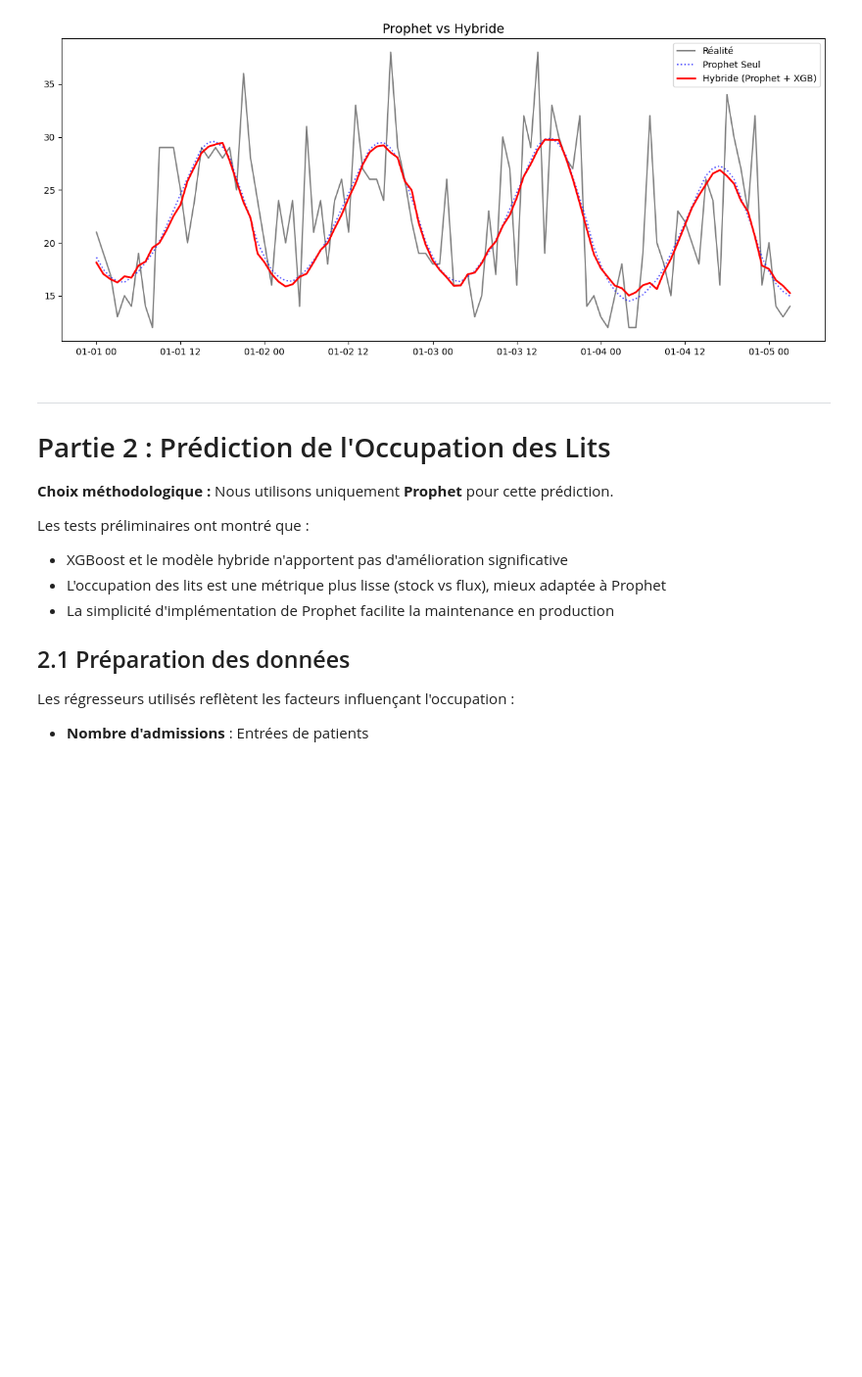
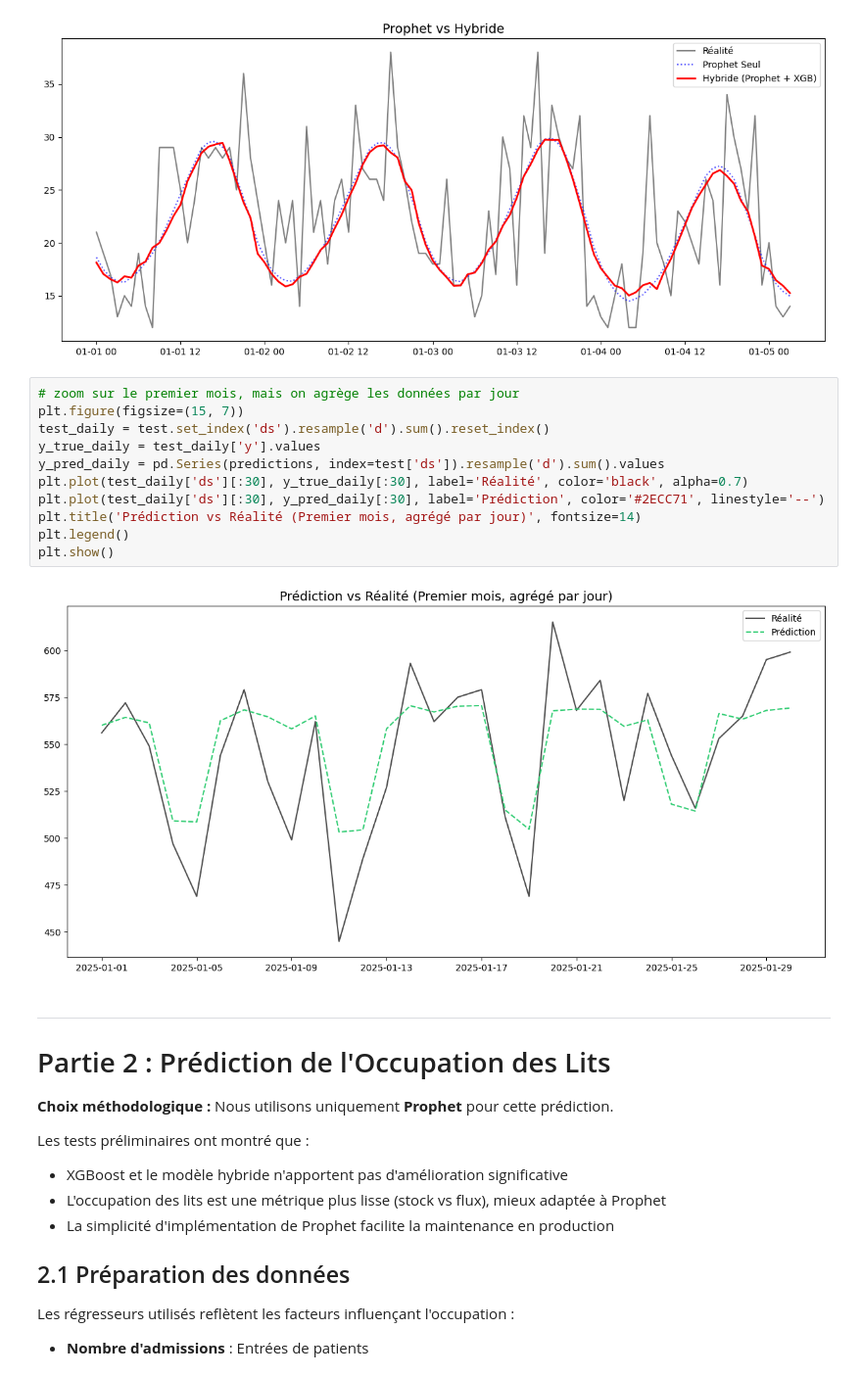
Before and after one commit to MiloBonbaril/DATA-smartcare-analytics, a Jupyter notebook: Modeling.ipynb, the cells around one changed output. Shown at 98% size. Cells and saved outputs as stored; diff of their text form; blank space fills up the shorter version.

```diff
--- a/Modeling.ipynb
+++ b/Modeling.ipynb
@@ -605,6 +631,19 @@ RMSE: 4.88
 MAE: 3.85
 RMSE: 4.87
 [figure]
+# %%
+# zoom sur le premier mois, mais on agrège les données par jour
+plt.figure(figsize=(15, 7))
+test_daily = test.set_index('ds').resample('d').sum().reset_index()
+y_true_daily = test_daily['y'].values
+y_pred_daily = pd.Series(predictions, index=test['ds']).resample('d').sum().values
+plt.plot(test_daily['ds'][:30], y_true_daily[:30], label='Réalité', color='black', alpha=0.7)
+plt.plot(test_daily['ds'][:30], y_pred_daily[:30], label='Prédiction', color='#2ECC71', linestyle='--')
+plt.title('Prédiction vs Réalité (Premier mois, agrégé par jour)', fontsize=14)
+plt.legend()
+plt.show()
+# %% [output]
+[figure, added]
 # %% [markdown]
 ---
 # Partie 2 : Prédiction de l'Occupation des Lits
```
Also changed, not shown: parts of 11 cells of this notebook, 4 other files.
